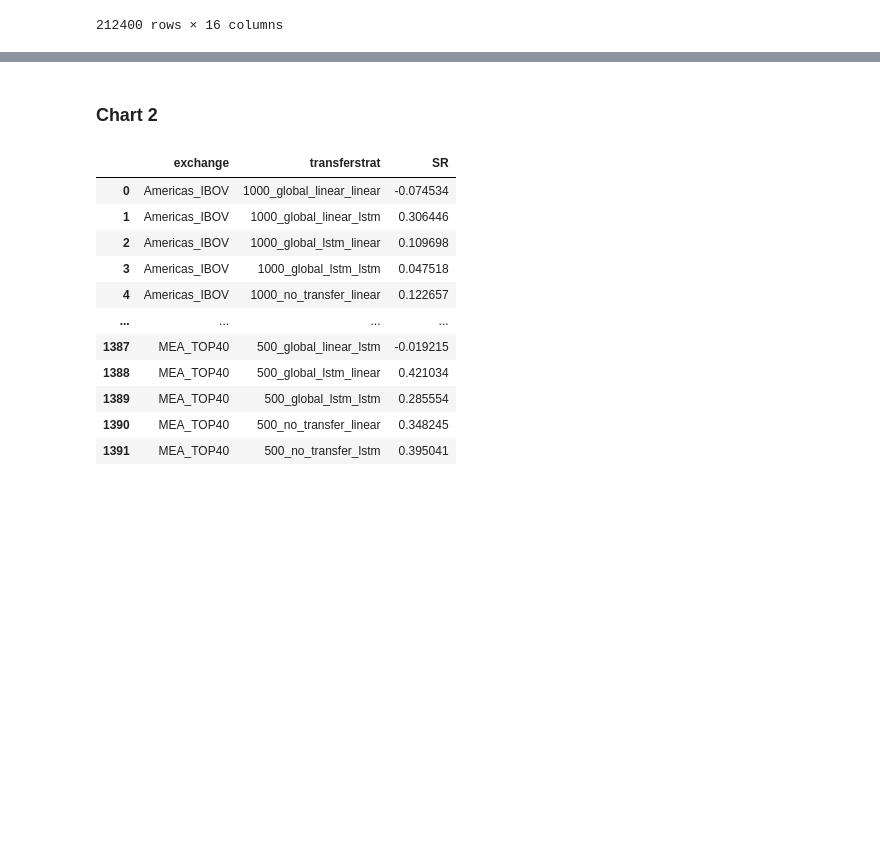
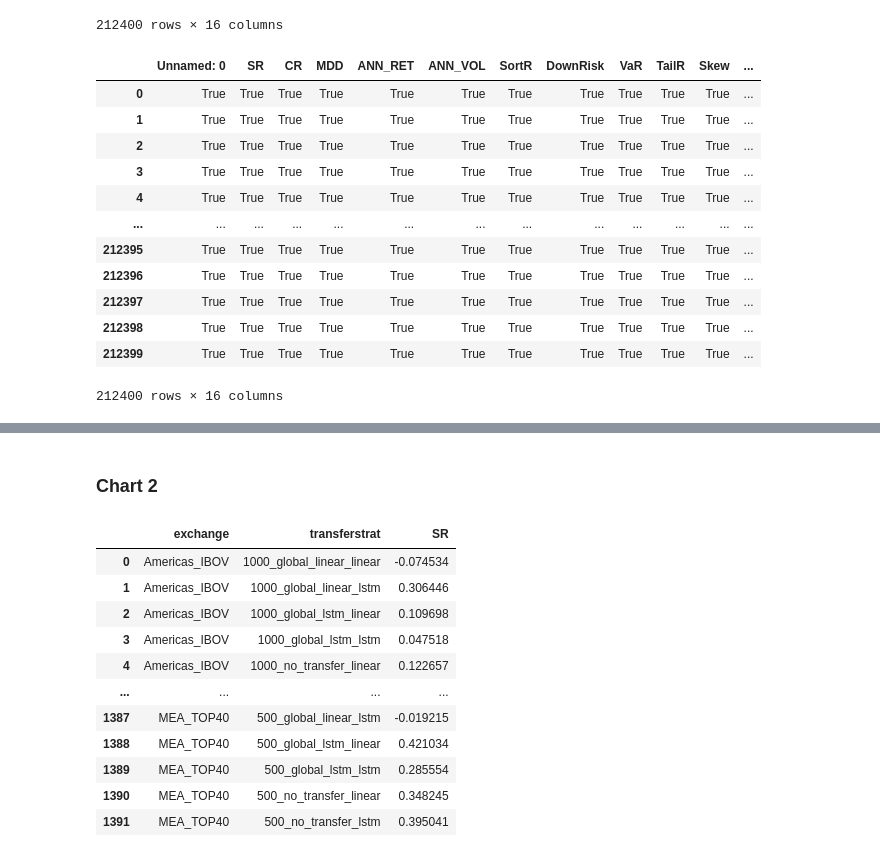
Before and after one commit to ducnguyen1014/QuantNet, a Jupyter notebook: main.ipynb, the cells around one changed output, grey strips where cells are left out. Cells and saved outputs as stored; diff of their text form; code cells hidden in the pictures; blank space fills up the shorter version.

```diff
--- a/main.ipynb
+++ b/main.ipynb
@@ -47,6 +47,22 @@ df
 | 212398 | TFG SJ Equity | 0.612362 | 0.657872 | -0.019217 | 0.012642 | 0.020869 | 1.255329 | 0.010180 | -0.001096 | 1.128141 | 7.603496 | ... |
 | 212399 | WHL SJ Equity | 0.769690 | 0.971125 | -0.012219 | 0.011866 | 0.015481 | 1.345084 | 0.008859 | -0.001096 | 1.128141 | 2.489831 | ... |
 212400 rows × 16 columns
+# %%
+df.notnull()
+# %% [output]
+|  | Unnamed: 0 | SR | CR | MDD | ANN_RET | ANN_VOL | SortR | DownRisk | VaR | TailR | Skew | ... |
+| 0 | True | True | True | True | True | True | True | True | True | True | True | ... |
+| 1 | True | True | True | True | True | True | True | True | True | True | True | ... |
+| 2 | True | True | True | True | True | True | True | True | True | True | True | ... |
+| 3 | True | True | True | True | True | True | True | True | True | True | True | ... |
+| 4 | True | True | True | True | True | True | True | True | True | True | True | ... |
+| ... | ... | ... | ... | ... | ... | ... | ... | ... | ... | ... | ... | ... |
+| 212395 | True | True | True | True | True | True | True | True | True | True | True | ... |
+| 212396 | True | True | True | True | True | True | True | True | True | True | True | ... |
+| 212397 | True | True | True | True | True | True | True | True | True | True | True | ... |
+| 212398 | True | True | True | True | True | True | True | True | True | True | True | ... |
+| 212399 | True | True | True | True | True | True | True | True | True | True | True | ... |
+212400 rows × 16 columns
 # %%
 df.to_csv("df.csv")
 # %%
```
Also changed, not shown: parts of 9 cells of this notebook, 8 other files.
